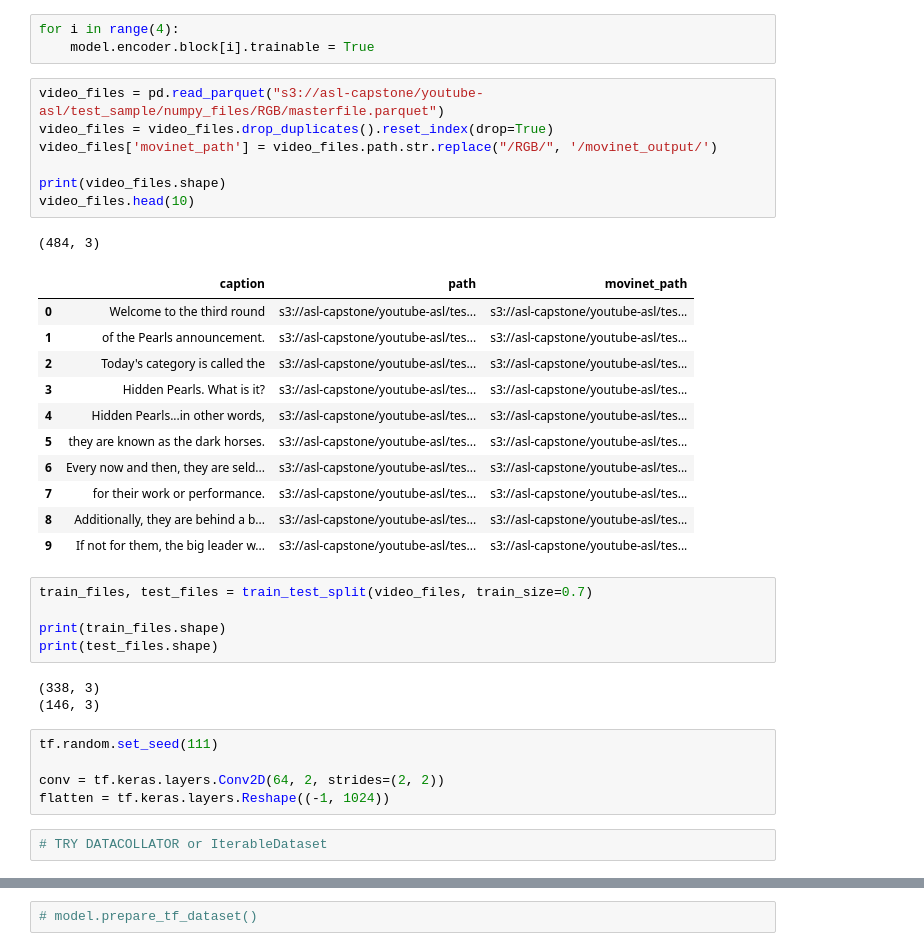
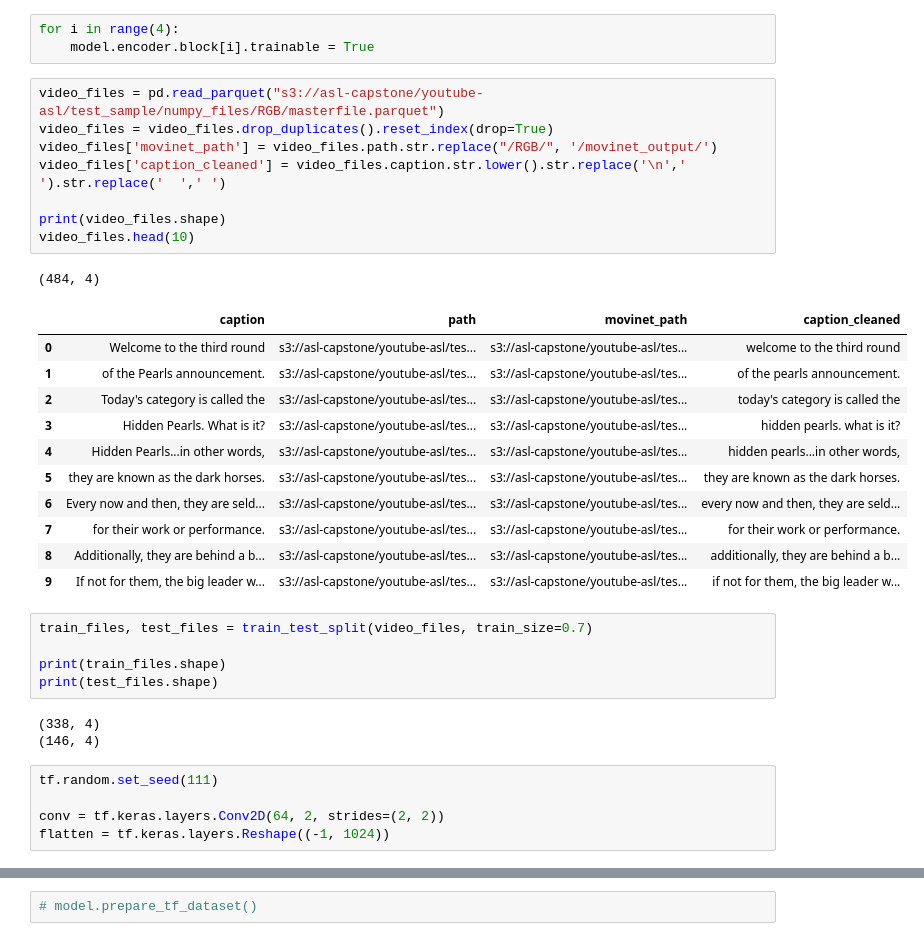
Before and after one commit to deanna-emery/ASL-Translator, a Jupyter notebook: modeling/T5_finetuning.ipynb, the cells around one changed output, grey strips where cells are left out. Cells and saved outputs as stored; diff of their text form.

```diff
--- a/modeling/T5_finetuning.ipynb
+++ b/modeling/T5_finetuning.ipynb
@@ -88,38 +75,37 @@ for i in range(4):
 # %%
 video_files = pd.read_parquet("s3://asl-capstone/youtube-asl/test_sample/numpy_files/RGB/masterfile.parquet")
 video_files = video_files.drop_duplicates().reset_index(drop=True)
 video_files['movinet_path'] = video_files.path.str.replace("/RGB/", '/movinet_output/')
+video_files['caption_cleaned'] = video_files.caption.str.lower().str.replace('\n',' ').str.replace('  ',' ')
 
 print(video_files.shape)
 video_files.head(10)
 # %% [output]
-(484, 3)
+(484, 4)
-|  | caption | path | movinet_path |
-| 0 | Welcome to the third round | s3://asl-capstone/youtube-asl/tes... | s3://asl-capstone/youtube-asl/tes... |
-| 1 | of the Pearls announcement. | s3://asl-capstone/youtube-asl/tes... | s3://asl-capstone/youtube-asl/tes... |
-| 2 | Today's category is called the | s3://asl-capstone/youtube-asl/tes... | s3://asl-capstone/youtube-asl/tes... |
-| 3 | Hidden Pearls. What is it? | s3://asl-capstone/youtube-asl/tes... | s3://asl-capstone/youtube-asl/tes... |
-| 4 | Hidden Pearls...in other words, | s3://asl-capstone/youtube-asl/tes... | s3://asl-capstone/youtube-asl/tes... |
-| 5 | they are known as the dark horses. | s3://asl-capstone/youtube-asl/tes... | s3://asl-capstone/youtube-asl/tes... |
-| 6 | Every now and then, they are seld... | s3://asl-capstone/youtube-asl/tes... | s3://asl-capstone/youtube-asl/tes... |
-| 7 | for their work or performance. | s3://asl-capstone/youtube-asl/tes... | s3://asl-capstone/youtube-asl/tes... |
-| 8 | Additionally, they are behind a b... | s3://asl-capstone/youtube-asl/tes... | s3://asl-capstone/youtube-asl/tes... |
-| 9 | If not for them, the big leader w... | s3://asl-capstone/youtube-asl/tes... | s3://asl-capstone/youtube-asl/tes... |
+|  | caption | path | movinet_path | caption_cleaned |
+| 0 | Welcome to the third round | s3://asl-capstone/youtube-asl/tes... | s3://asl-capstone/youtube-asl/tes... | welcome to the third round |
+| 1 | of the Pearls announcement. | s3://asl-capstone/youtube-asl/tes... | s3://asl-capstone/youtube-asl/tes... | of the pearls announcement. |
+| 2 | Today's category is called the | s3://asl-capstone/youtube-asl/tes... | s3://asl-capstone/youtube-asl/tes... | today's category is called the |
+| 3 | Hidden Pearls. What is it? | s3://asl-capstone/youtube-asl/tes... | s3://asl-capstone/youtube-asl/tes... | hidden pearls. what is it? |
+| 4 | Hidden Pearls...in other words, | s3://asl-capstone/youtube-asl/tes... | s3://asl-capstone/youtube-asl/tes... | hidden pearls...in other words, |
+| 5 | they are known as the dark horses. | s3://asl-capstone/youtube-asl/tes... | s3://asl-capstone/youtube-asl/tes... | they are known as the dark horses. |
+| 6 | Every now and then, they are seld... | s3://asl-capstone/youtube-asl/tes... | s3://asl-capstone/youtube-asl/tes... | every now and then, they are seld... |
+| 7 | for their work or performance. | s3://asl-capstone/youtube-asl/tes... | s3://asl-capstone/youtube-asl/tes... | for their work or performance. |
+| 8 | Additionally, they are behind a b... | s3://asl-capstone/youtube-asl/tes... | s3://asl-capstone/youtube-asl/tes... | additionally, they are behind a b... |
+| 9 | If not for them, the big leader w... | s3://asl-capstone/youtube-asl/tes... | s3://asl-capstone/youtube-asl/tes... | if not for them, the big leader w... |
 # %%
 train_files, test_files = train_test_split(video_files, train_size=0.7)
 
 print(train_files.shape)
 print(test_files.shape)
 # %% [output]
-(338, 3)
-(146, 3)
+(338, 4)
+(146, 4)
 # %%
 tf.random.set_seed(111)
 
 conv = tf.keras.layers.Conv2D(64, 2, strides=(2, 2))
 flatten = tf.keras.layers.Reshape((-1, 1024))
-# %%
-# TRY DATACOLLATOR or IterableDataset
 # %%
 def data_generator(file_paths_df, conv, flatten, n_frames=256):
     for _, row in file_paths_df.iterrows():
```
Also changed, not shown: parts of 11 cells of this notebook.
